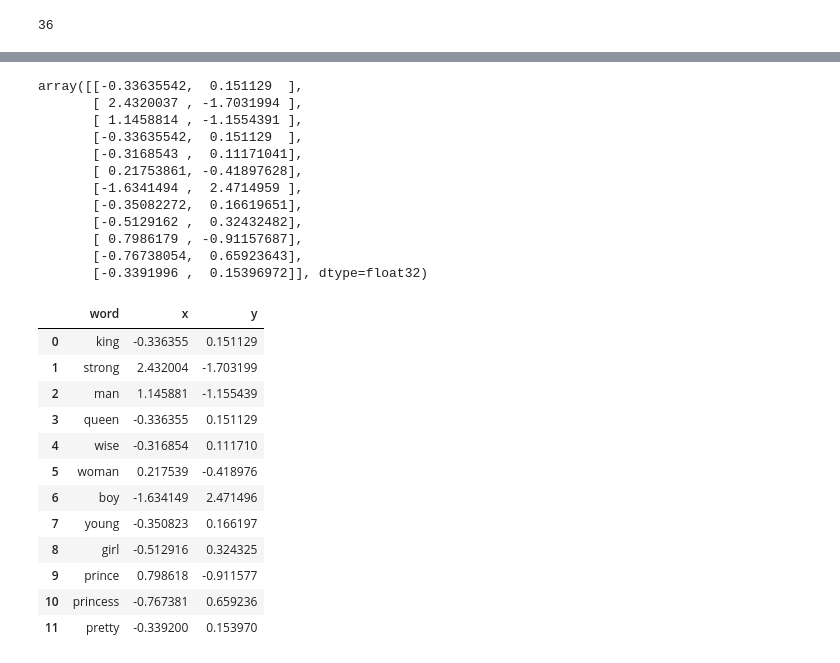
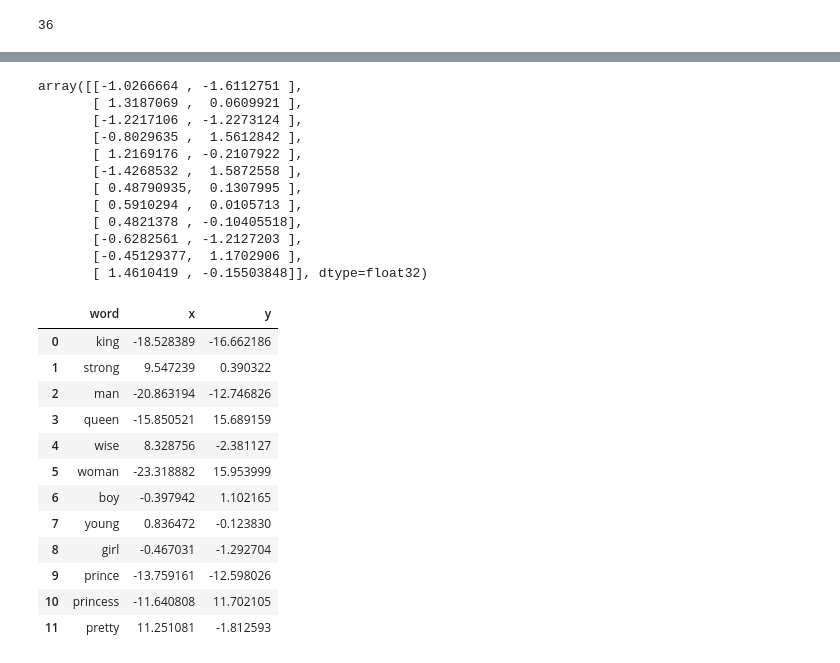
Before and after one commit to leonardtd/PyTorch-NN, a Jupyter notebook: W2V implementation/W2V.ipynb, the cells around one changed output, grey strips where cells are left out. Drawn from its saved outputs; the diff is of its cells as text; code cells hidden in the pictures.

```diff
--- a/W2V implementation/W2V.ipynb
+++ b/W2V implementation/W2V.ipynb
@@ -186,8 +186,8 @@ class W2V():
         self.criterion = nn.CrossEntropyLoss()
 
     def forward(self, x):
-        x = F.relu(x@self.w1+self.b1)
-        x = F.softmax(x@self.w2+self.b2,dim=0)
+        x = x@self.w1+self.b1
+        x = x@self.w2+self.b2
         return x
 
     def train_step(self, in_batch, target_batch):
@@ -208,7 +208,7 @@ class W2V():
         return (self.w1 + self.b1).to('cpu')
 # %%
 model = W2V(number_of_words,2)
-epochs = 200000
+epochs = 20000
 plot_steps = 100
 losses = []
 
@@ -251,37 +251,37 @@ y_vectors = (y_vectors-np.mean(y_vectors))/np.std(y_vectors)
 vector_data = np.column_stack((x_vectors,y_vectors))
 vector_data
 # %% [output]
-array([[-0.33635542,  0.151129  ],
-       [ 2.4320037 , -1.7031994 ],
-       [ 1.1458814 , -1.1554391 ],
-       [-0.33635542,  0.151129  ],
-       [-0.3168543 ,  0.11171041],
-       [ 0.21753861, -0.41897628],
-       [-1.6341494 ,  2.4714959 ],
-       [-0.35082272,  0.16619651],
-       [-0.5129162 ,  0.32432482],
-       [ 0.7986179 , -0.91157687],
-       [-0.76738054,  0.65923643],
-       [-0.3391996 ,  0.15396972]], dtype=float32)
+array([[-1.0266664 , -1.6112751 ],
+       [ 1.3187069 ,  0.0609921 ],
+       [-1.2217106 , -1.2273124 ],
+       [-0.8029635 ,  1.5612842 ],
+       [ 1.2169176 , -0.2107922 ],
+       [-1.4268532 ,  1.5872558 ],
+       [ 0.48790935,  0.1307995 ],
+       [ 0.5910294 ,  0.0105713 ],
+       [ 0.4821378 , -0.10405518],
+       [-0.6282561 , -1.2127203 ],
+       [-0.45129377,  1.1702906 ],
+       [ 1.4610419 , -0.15503848]], dtype=float32)
 # %%
-w2v_df = pd.DataFrame(vector_data, columns = ['x', 'y'])
+w2v_df = pd.DataFrame(vectors, columns = ['x', 'y'])
 w2v_df['word'] = vocabulary
 w2v_df = w2v_df[['word', 'x', 'y']]
 w2v_df
 # %% [output]
 |  | word | x | y |
-| 0 | king | -0.336355 | 0.151129 |
-| 1 | strong | 2.432004 | -1.703199 |
-| 2 | man | 1.145881 | -1.155439 |
-| 3 | queen | -0.336355 | 0.151129 |
-| 4 | wise | -0.316854 | 0.111710 |
-| 5 | woman | 0.217539 | -0.418976 |
-| 6 | boy | -1.634149 | 2.471496 |
-| 7 | young | -0.350823 | 0.166197 |
-| 8 | girl | -0.512916 | 0.324325 |
-| 9 | prince | 0.798618 | -0.911577 |
-| 10 | princess | -0.767381 | 0.659236 |
-| 11 | pretty | -0.339200 | 0.153970 |
+| 0 | king | -18.528389 | -16.662186 |
+| 1 | strong | 9.547239 | 0.390322 |
+| 2 | man | -20.863194 | -12.746826 |
+| 3 | queen | -15.850521 | 15.689159 |
+| 4 | wise | 8.328756 | -2.381127 |
+| 5 | woman | -23.318882 | 15.953999 |
+| 6 | boy | -0.397942 | 1.102165 |
+| 7 | young | 0.836472 | -0.123830 |
+| 8 | girl | -0.467031 | -1.292704 |
+| 9 | prince | -13.759161 | -12.598026 |
+| 10 | princess | -11.640808 | 11.702105 |
+| 11 | pretty | 11.251081 | -1.812593 |
 # %%
 y = w2v_df['y']
 x = w2v_df['x']
```
Also changed, not shown: parts of 3 cells of this notebook.
